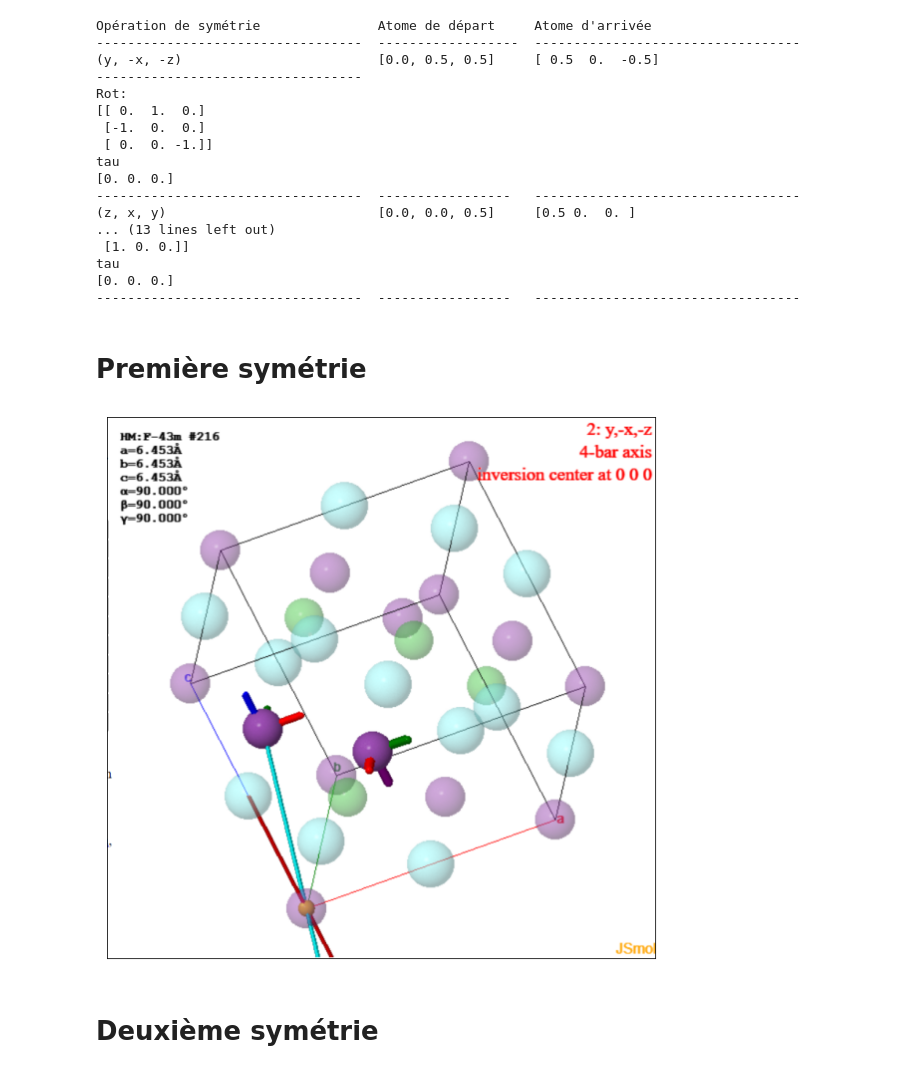
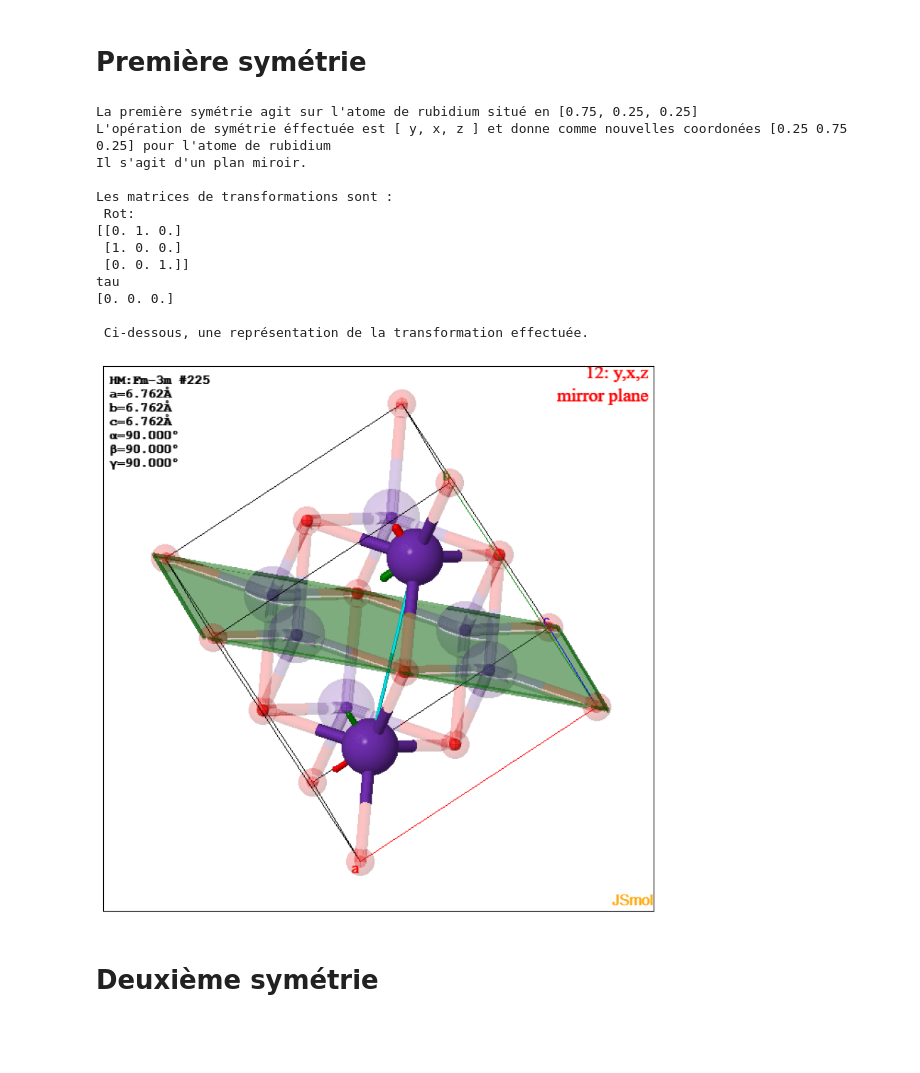
Before and after one commit to MariusJacquet/lmapr1492, a Jupyter notebook: symmetry.ipynb, the cells around one changed output. Drawn from its saved outputs; the diff is of its cells as text; code cells hidden in the pictures; blank space fills up the shorter version.

```diff
--- a/symmetry.ipynb
+++ b/symmetry.ipynb
@@ -14,5 +17,15 @@ CifWriter(structure,0.1, write_magmoms=False).write_file("mp-30460_symmetrized.c
 # %%
-a = SpacegroupAnalyzer(structure).get_symmetry_operations()
-Sym1 = SymmOp.from_xyz_string('y, -x, -z')
+#Opérations de symétrie
+Sym1 = SymmOp.from_xyz_string('y, x, z')
 Sym2 = SymmOp.from_xyz_string('z, x, y')
-Sym3 = SymmOp.from_xyz_string('z, y, x')
+Sym3 = SymmOp.from_xyz_string('x+0.5, y+0.5, z')
+
+#Coordonnées initiales des atomes
+Rb1 = [0.75,0.25,0.25]
+O1 = [0.5,0.0,0.5]
+Rb2 = [0.25,0.25,0.75]
+
+#Coordonées après symétrie des atomes
+Rb1res = Sym1.operate(Rb1)
+O1res = Sym2.operate(O1)
+Rb2res = Sym3.operate(Rb2)
@@ -27,48 +32,32 @@ Nires = Sym3.operate(Ni)
-# %%
-print(tabulate([
-	["("+str(Sym1.as_xyz_string()+")"),str(Bi),str(Bires)],
-	["----------------------------------","",""],
-	[Sym1,"",""],
-	["----------------------------------","-----------------","----------------------------------"],
-	["("+str(Sym2.as_xyz_string()+")"),str(Y),str(Yres)],
-	["----------------------------------","",""],
-	[Sym2,"",""],
-	["----------------------------------","-----------------","----------------------------------"],
-	["("+str(Sym3.as_xyz_string()+")"),str(Ni),str(Nires)],
-	["----------------------------------","",""],
-	[Sym3,"",""],
-	["----------------------------------","-----------------","----------------------------------"]],
-	headers=["Opération de symétrie","Atome de départ","Atome d'arrivée"]))
-print("\n")
-# %% [output]
-Opération de symétrie               Atome de départ     Atome d'arrivée
-----------------------------------  ------------------  ----------------------------------
-(y, -x, -z)                         [0.0, 0.5, 0.5]     [ 0.5  0.  -0.5]
-----------------------------------
-Rot:
-[[ 0.  1.  0.]
- [-1.  0.  0.]
- [ 0.  0. -1.]]
-tau
-[0. 0. 0.]
-----------------------------------  -----------------   ----------------------------------
-(z, x, y)                           [0.0, 0.0, 0.5]     [0.5 0.  0. ]
-... (13 lines left out)
- [1. 0. 0.]]
-tau
-[0. 0. 0.]
-----------------------------------  -----------------   ----------------------------------
 # %% [markdown]
 # Première symétrie
 # %%
-image_1=img.imread('data/Bi.png')
+print("La première symétrie agit sur l'atome de rubidium situé en", Rb1)
+print("L'opération de symétrie éffectuée est [", Sym1.as_xyz_string(), "] et donne comme nouvelles coordonées", Rb1res, "pour l'atome de rubidium \nIl s'agit d'un plan miroir. \n")
+print("Les matrices de transformations sont : \n", Sym1)
+
+print("\n Ci-dessous, une représentation de la transformation effectuée.")
+image_1=img.imread('Rb1.png')
 fig, axes = plt.subplots(figsize=(10,10))
 axes.get_xaxis().set_visible(False)
 axes.get_yaxis().set_visible(False)
 axes.imshow(image_1)
 plt.show()
 # %% [output]
+La première symétrie agit sur l'atome de rubidium situé en [0.75, 0.25, 0.25]
+L'opération de symétrie éffectuée est [ y, x, z ] et donne comme nouvelles coordonées [0.25 0.75 0.25] pour l'atome de rubidium
+Il s'agit d'un plan miroir.
+
+Les matrices de transformations sont :
+ Rot:
+[[0. 1. 0.]
+ [1. 0. 0.]
+ [0. 0. 1.]]
+tau
+[0. 0. 0.]
+
+ Ci-dessous, une représentation de la transformation effectuée.
-[figure, old version]
+[figure, new version]
 # %% [markdown]
 # Deuxième symétrie
 # %%
```
Also changed, not shown: parts of 8 cells of this notebook.
